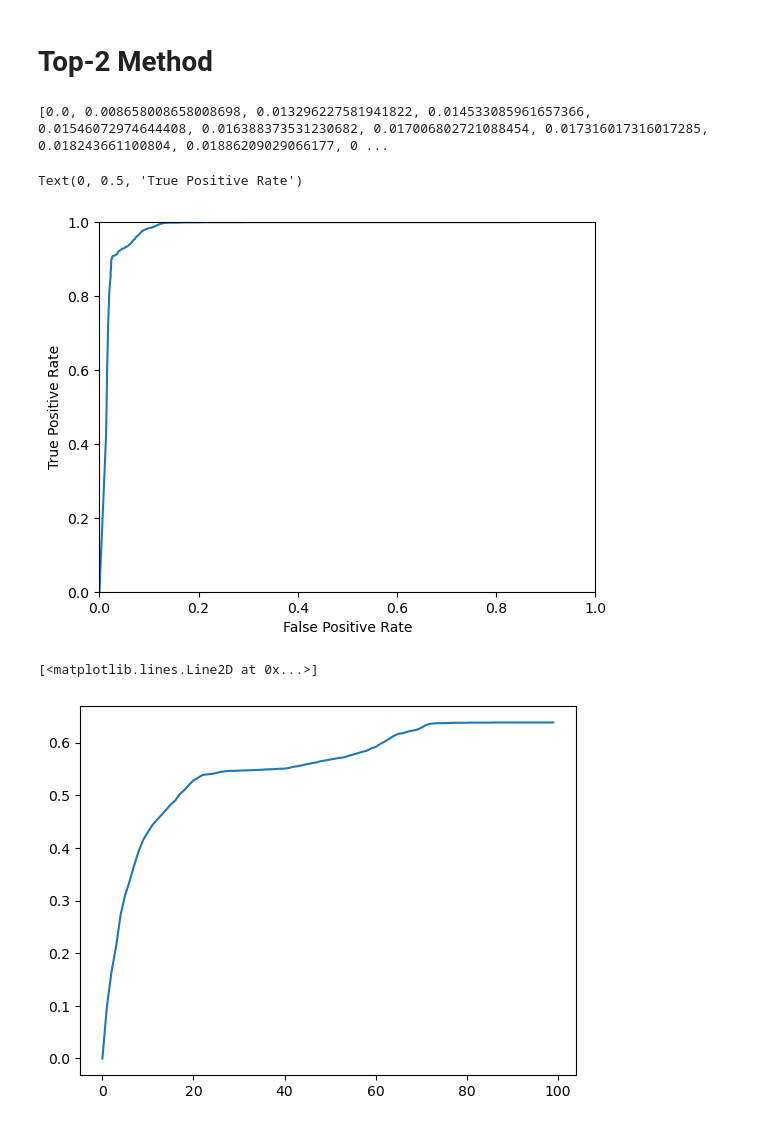
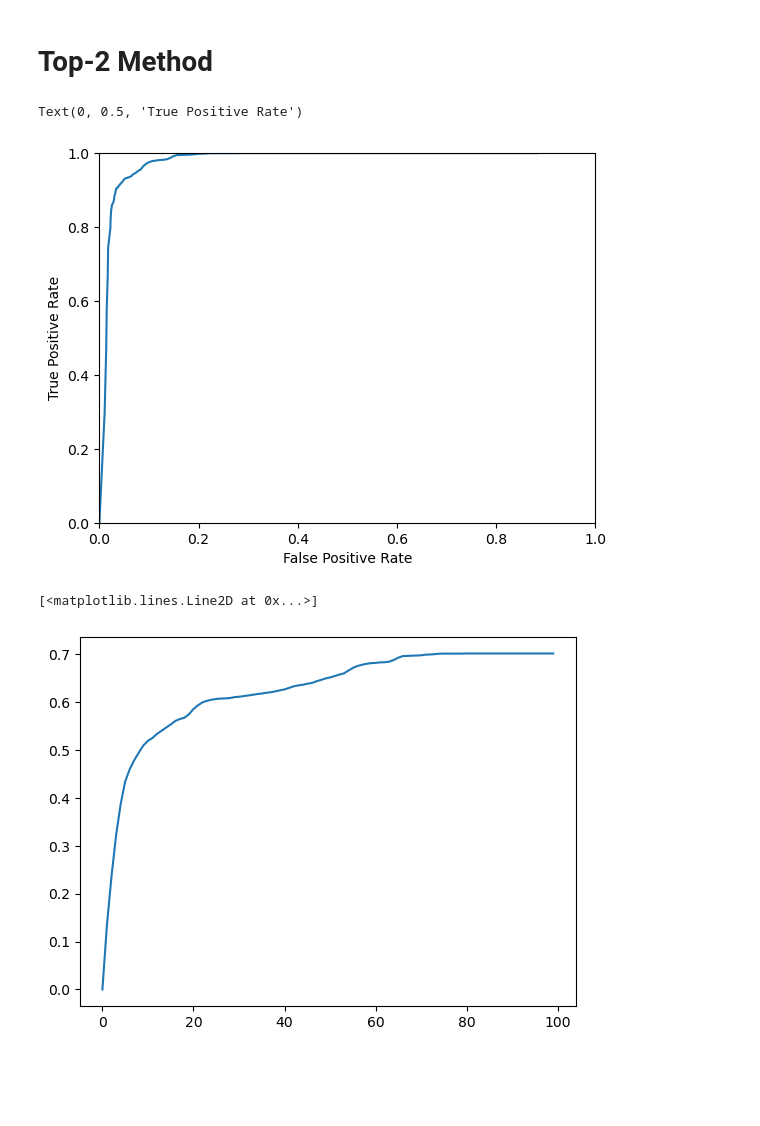
Before and after one commit to matteodegobbi/InsectClassification, a Jupyter notebook: alternative_output_selection.ipynb, the cells around one changed output. Saved outputs shown, nothing was run; the diff lists cells and outputs as text; code cells hidden in the pictures; blank space fills up the shorter version.

Commit message:
Scaler added

```diff
--- a/alternative_output_selection.ipynb
+++ b/alternative_output_selection.ipynb
@@ -53,7 +54,15 @@ image_val_labels= torch.load('features/image_val_labels.pt')
 assert((image_val_labels == expanded_val_dna_labels).all())
 # %%
+#image_train_features = image_train_features*3
+#image_val_features = image_val_features*3
+
 complete_train_features = torch.cat((expanded_train_dna_features,image_train_features),dim=1)
 complete_val_features = torch.cat((expanded_val_dna_features,image_val_features),dim=1)
+
+scaler = StandardScaler()
+
+complete_train_features_scaled = scaler.fit_transform(complete_train_features)
+complete_val_features_scaled = scaler.transform(complete_val_features)
 # %%
 expanded_train_dna_features.shape
 image_train_features.shape
@@ -64,12 +73,12 @@ torch.Size([13039, 7346])
 ## Classification
 # %%
 clf = RandomForestClassifier(min_samples_leaf=2,n_jobs=-1)
-clf = clf.fit(complete_train_features, image_train_labels)
+clf = clf.fit(complete_train_features_scaled, image_train_labels)
 
-train_predicted_labels = clf.predict(complete_train_features)
-val_predicted_labels= clf.predict(complete_val_features)
+train_predicted_labels = clf.predict(complete_train_features_scaled)
+val_predicted_labels= clf.predict(complete_val_features_scaled)
 
-temp_val_predicted_probs = clf.predict_proba(complete_val_features)
+temp_val_predicted_probs = clf.predict_proba(complete_val_features_scaled)
 val_predicted_probs = np.zeros((len(temp_val_predicted_probs),1050))
 for i, cls in enumerate(np.arange(1050)):
     if cls in clf.classes_:
@@ -237,17 +184,16 @@ for t in range(0,100,1):
 # %%
-print(fprs1)
-plt.plot(fprs1,tprs1)
+#print(fprs)
+plt.plot(fprs,tprs)
 plt.xlim([0, 1])
 plt.ylim([0, 1])
 plt.xlabel("False Positive Rate")
 plt.ylabel("True Positive Rate")
 # %% [output]
-[0.0, 0.008658008658008698, 0.013296227581941822, 0.014533085961657366, 0.01546072974644408, 0.016388373531230682, 0.017006802721088454, 0.017316017316017285, 0.018243661100804, 0.01886209029066177, 0 ...
+Text(0, 0.5, 'True Positive Rate')
-Text(0, 0.5, 'True Positive Rate')
-[figure, old version]
+[figure, new version]
 # %%
-plt.plot(correct_genus_rate1)
+plt.plot(correct_genus_rate)
 # %% [output]
 [<matplotlib.lines.Line2D at 0x...>]
-[figure, old version]
+[figure, new version]
 # %%
```
Also changed, not shown: parts of 14 cells of this notebook.
